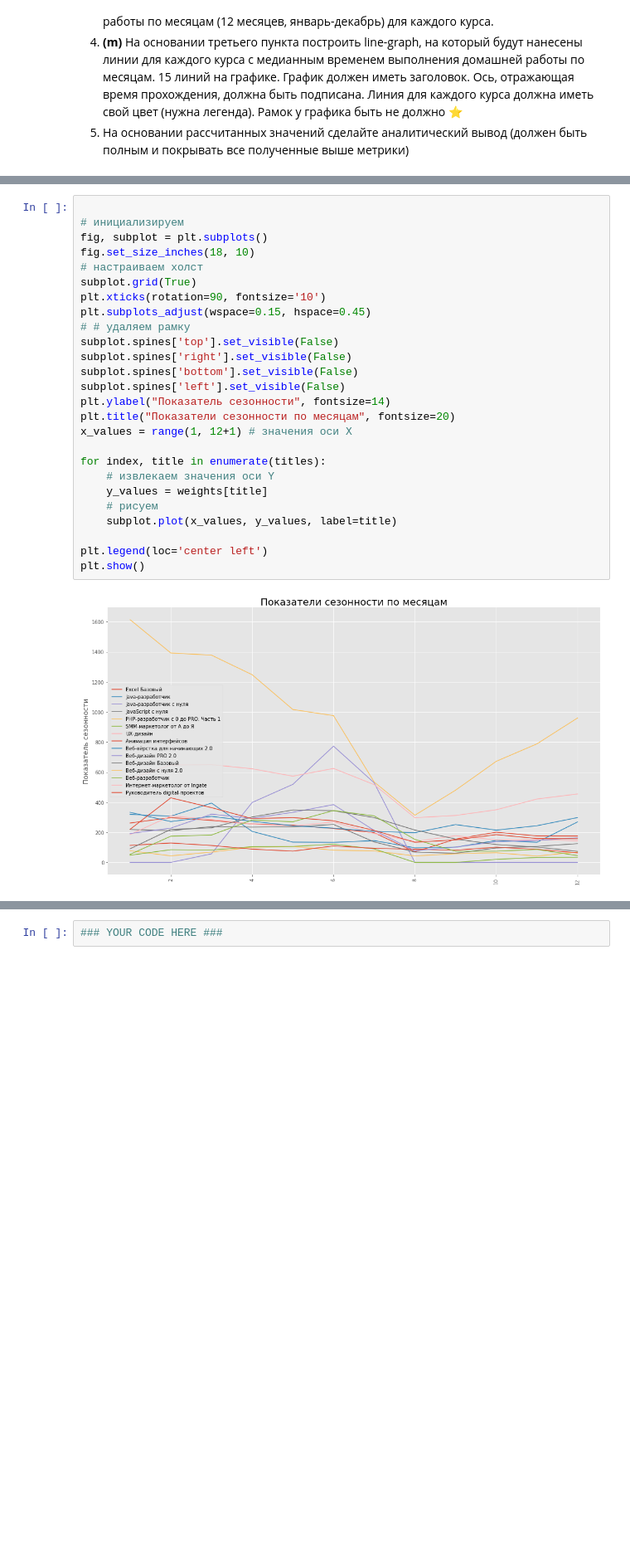
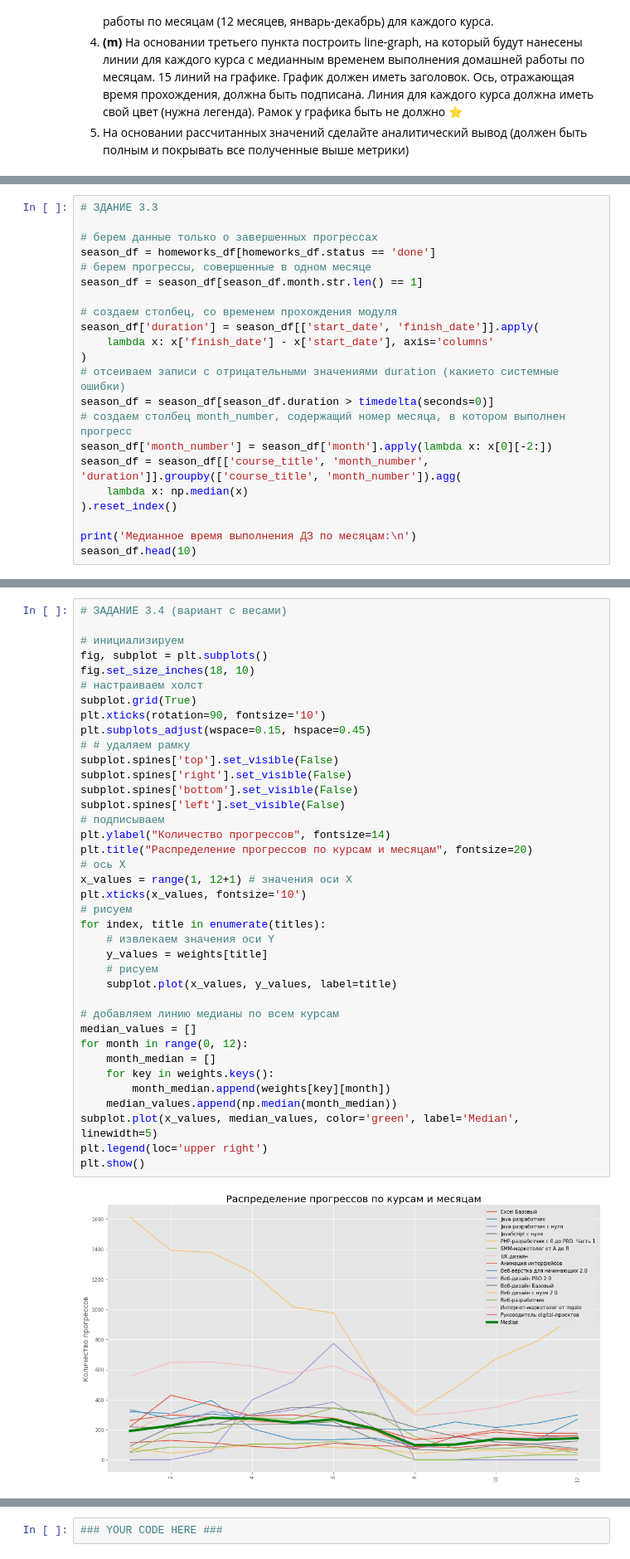
Before and after one commit to Dreeamcatcher/repo, a Jupyter notebook: skillbox/Data analytics - junior/course works/1/Coursework_analytics_1.ipynb, the cells around one changed output, grey strips where cells are left out. Shown at 83% size. Cells and saved outputs as stored; diff of their text form; blank space fills up the shorter version.

Commit message:
3.3, 3.4 done added project's cosmetic changes

```diff
--- a/skillbox/Data analytics - junior/course works/1/Coursework_analytics_1.ipynb
+++ b/skillbox/Data analytics - junior/course works/1/Coursework_analytics_1.ipynb
@@ -598,0 +590,22 @@ for fig_number in range(1, math.ceil(len(titles) / LIMIT_SUBPLOTS) + 1 ):
+# %%
+# ЗДАНИЕ 3.3
+
+# берем данные только о завершенных прогрессах
+season_df = homeworks_df[homeworks_df.status == 'done']
+# берем прогрессы, совершенные в одном месяце
+season_df = season_df[season_df.month.str.len() == 1]
+
+# создаем столбец, со временем прохождения модуля
+season_df['duration'] = season_df[['start_date', 'finish_date']].apply(
+    lambda x: x['finish_date'] - x['start_date'], axis='columns'
+)
+# отсеиваем записи с отрицательными значениями duration (какието системные ошибки)
+season_df = season_df[season_df.duration > timedelta(seconds=0)]
+# создаем столбец month_number, содержащий номер месяца, в котором выполнен прогресс
+season_df['month_number'] = season_df['month'].apply(lambda x: x[0][-2:])
+season_df = season_df[['course_title', 'month_number', 'duration']].groupby(['course_title', 'month_number']).agg(
+    lambda x: np.median(x)
+).reset_index()
+
+print('Медианное время выполнения ДЗ по месяцам:\n')
+season_df.head(10)
@@ -644,28 +693,40 @@ memory usage: 3.8+ MB
 # %%
+# ЗАДАНИЕ 3.4 (вариант с весами)
 
 # инициализируем
 fig, subplot = plt.subplots()
 fig.set_size_inches(18, 10)
 # настраиваем холст
 subplot.grid(True)
 plt.xticks(rotation=90, fontsize='10')
 plt.subplots_adjust(wspace=0.15, hspace=0.45)
 # # удаляем рамку
 subplot.spines['top'].set_visible(False)
 subplot.spines['right'].set_visible(False)
 subplot.spines['bottom'].set_visible(False)
 subplot.spines['left'].set_visible(False)
-plt.ylabel("Показатель сезонности", fontsize=14)
-plt.title("Показатели сезонности по месяцам", fontsize=20)
+# подписываем
+plt.ylabel("Количество прогрессов", fontsize=14)
+plt.title("Распределение прогрессов по курсам и месяцам", fontsize=20)
+# ось Х
 x_values = range(1, 12+1) # значения оси Х
-
+plt.xticks(x_values, fontsize='10')
+# рисуем
 for index, title in enumerate(titles):
     # извлекаем значения оси Y
     y_values = weights[title]
     # рисуем
     subplot.plot(x_values, y_values, label=title)
 
-plt.legend(loc='center left')
+# добавляем линию медианы по всем курсам
+median_values = []
+for month in range(0, 12):
+    month_median = []
+    for key in weights.keys():
+        month_median.append(weights[key][month])
+    median_values.append(np.median(month_median))
+subplot.plot(x_values, median_values, color='green', label='Median', linewidth=5)
+plt.legend(loc='upper right')
 plt.show()
 # %% [output]
-[figure, old version]
+[figure, new version]
```
Also changed, not shown: parts of 16 cells of this notebook.
